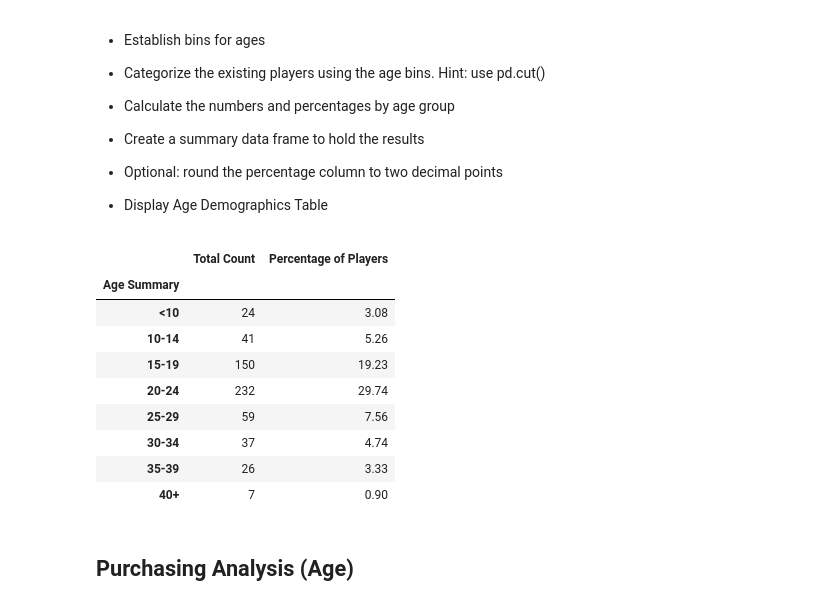
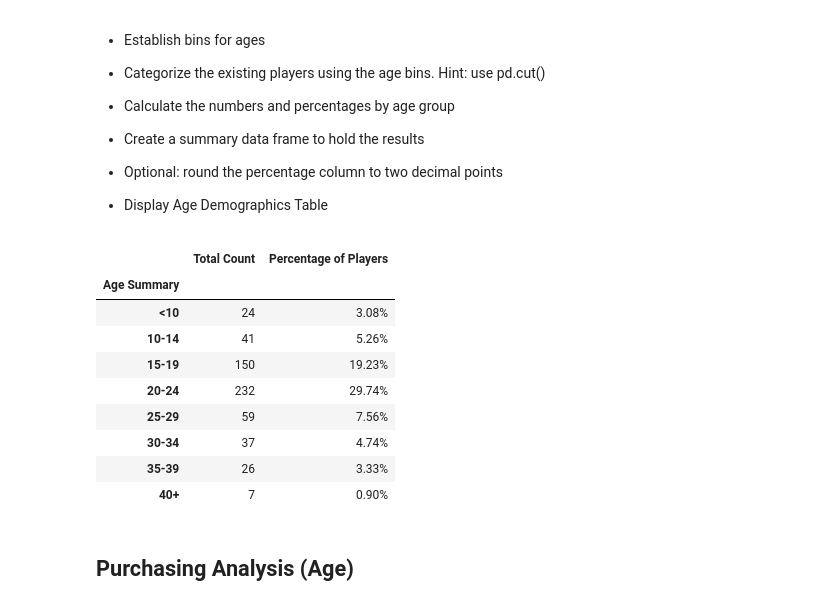
Before and after one commit to whatwillnjdo/pandas-challenge, a Jupyter notebook: HeroesOfPymoli.ipynb, the cells around one changed output. Cells and saved outputs as stored; diff of their text form; code cells hidden in the pictures.

Commit message:
NJ - Added comments and some cleanup of code

```diff
--- a/HeroesOfPymoli.ipynb
+++ b/HeroesOfPymoli.ipynb
@@ -153,31 +154,37 @@ demographic_merge
 
 * Display Age Demographics Table
 # %%
+#The needed bins and their respective labels
 bins = [0, 10, 15, 20, 25, 30, 35, 40, 100]
 group_names = ["<10", "10-14", "15-19", "20-24", "25-29", "30-34", "35-39", "40+"]
 
+#Adding the new column to the original content
 purchase_data["Age Summary"] = pd.cut(purchase_data["Age"], bins, labels=group_names)
+
+#Get a group by based on the new field, SN and make a new dataframe out of it
 age_summary_count = purchase_data.groupby('Age Summary')['SN'].nunique()
 
-#age_summary_count
 age_summary_df = pd.DataFrame(age_summary_count)
 age_summary_df = age_summary_df.rename(columns={"SN":"Total Count"})
 
+#calculate the percentage of players in each bin
 age_summary_percent = round((age_summary_df['Total Count']/total_count)*100, 2)
+age_summary_df["Percentage of Players"] = age_summary_percent
 
-age_summary_df["Percentage of Players"] = age_summary_percent
-age_summary_df
+#format it and print
+age_summary_clean_df = age_summary_df.style.format({'Percentage of Players':'{:.2f}%'})
+age_summary_clean_df
 # %% [output]
 |  | Total Count | Percentage of Players |
 | Age Summary |  |  |
-| <10 | 24 | 3.08 |
-| 10-14 | 41 | 5.26 |
-| 15-19 | 150 | 19.23 |
-| 20-24 | 232 | 29.74 |
-| 25-29 | 59 | 7.56 |
-| 30-34 | 37 | 4.74 |
-| 35-39 | 26 | 3.33 |
-| 40+ | 7 | 0.90 |
+| <10 | 24 | 3.08% |
+| 10-14 | 41 | 5.26% |
+| 15-19 | 150 | 19.23% |
+| 20-24 | 232 | 29.74% |
+| 25-29 | 59 | 7.56% |
+| 30-34 | 37 | 4.74% |
+| 35-39 | 26 | 3.33% |
+| 40+ | 7 | 0.90% |
 # %% [markdown]
 ## Purchasing Analysis (Age)
 # %% [markdown]
```
Also changed, not shown: parts of 7 cells of this notebook.
